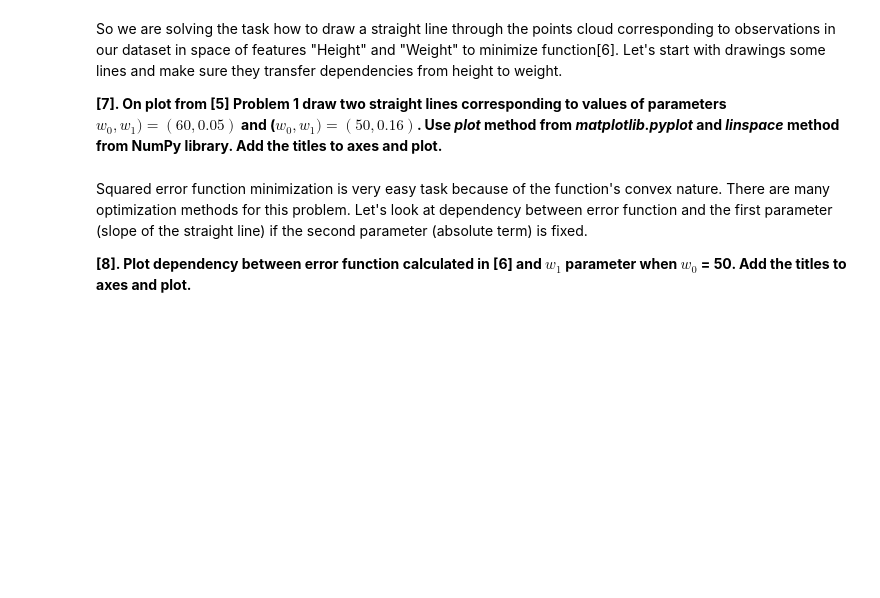
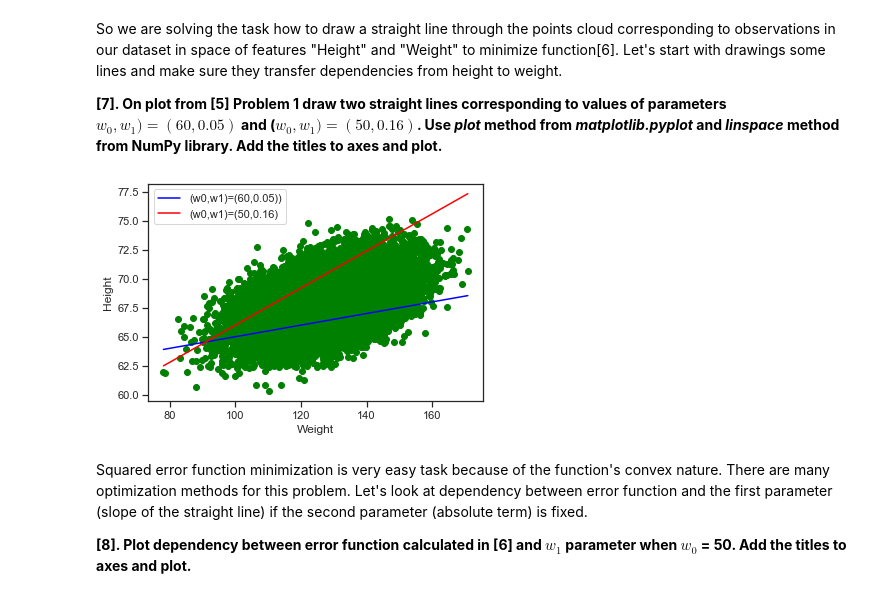
Before and after one commit to natashaa/mlcourse_dubai, a Jupyter notebook: jupyter_notebooks/Lecture_04_Linear_Regression/topic-4-LinearRegression_ASSIGNMENT.ipynb, the cells around one changed output. Cells and saved outputs as stored; diff of their text form; code cells hidden in the pictures; blank space fills up the shorter version.

```diff
--- a/jupyter_notebooks/Lecture_04_Linear_Regression/topic-4-LinearRegression_ASSIGNMENT.ipynb
+++ b/jupyter_notebooks/Lecture_04_Linear_Regression/topic-4-LinearRegression_ASSIGNMENT.ipynb
@@ -129,3 +138,14 @@ So we are solving the task how to draw a straight line through the points cloud
+# %%
+plt.scatter(data['Weight'], data['Height'], c='green')
+x = np.linspace(start=data['Weight'].min(), stop=data['Weight'].max())
+plt.plot(x, 0.05*x + 60, color='blue', label='(w0,w1)=(60,0.05))')
+plt.plot(x, 0.16*x + 50, color='red', label='(w0,w1)=(50,0.16)');
+plt.xlabel('Weight')
+plt.ylabel('Height')
+plt.legend()
+plt.show()
+# %% [output]
+[figure, added]
 # %% [markdown]
 Squared error function minimization is very easy task because of the function's convex nature. There are many optimization methods for this problem. Let's look at dependency between error function and the first parameter (slope of the straight line) if the second parameter (absolute term) is fixed.
 
```
Also changed, not shown: parts of 16 cells of this notebook.
